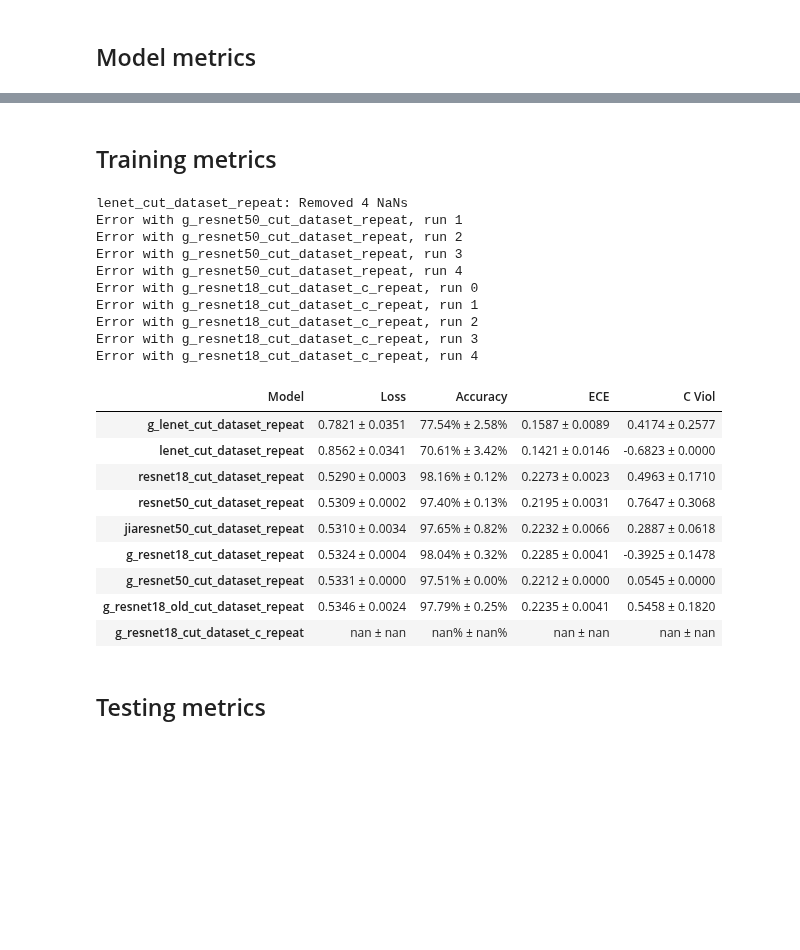
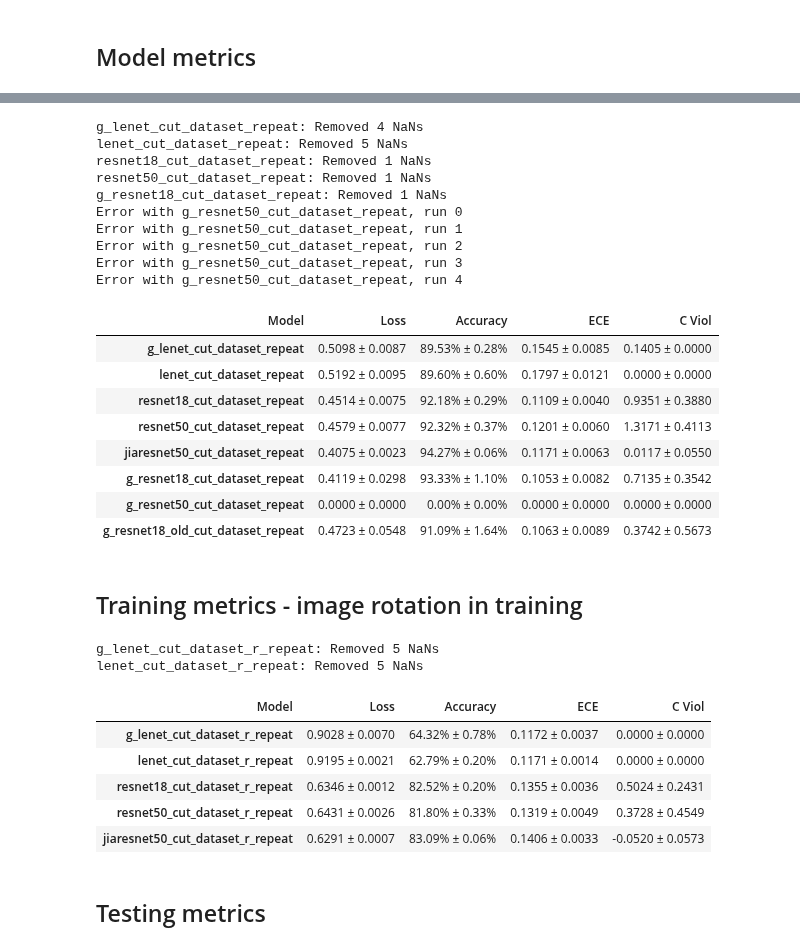
Before and after one commit to neil-power/mphys-galaxy, a Jupyter notebook: Code/model_metrics.ipynb, the cells around one changed output, grey strips where cells are left out. Saved outputs shown, nothing was run; the diff lists cells and outputs as text; code cells hidden in the pictures; blank space fills up the shorter version.

Commit message:
Fixed rotation setting issue

```diff
--- a/Code/model_metrics.ipynb
+++ b/Code/model_metrics.ipynb
@@ -9,12 +8,19 @@ from numpy.polynomial.polynomial import Polynomial
 # %%
 LOG_PATH = "lightning_logs"
 METRICS_PATH = "../Metrics"
-model_ids = ['g_lenet_cut_dataset_repeat',
+repeat_model_ids = ['g_lenet_cut_dataset_repeat',
              'lenet_cut_dataset_repeat',
              'resnet18_cut_dataset_repeat',
              'resnet50_cut_dataset_repeat',
              'jiaresnet50_cut_dataset_repeat',
              'g_resnet18_cut_dataset_repeat',
              'g_resnet50_cut_dataset_repeat',
-             'g_resnet18_old_cut_dataset_repeat',
-             'g_resnet18_cut_dataset_c_repeat']
+             'g_resnet18_old_cut_dataset_repeat']
+rotate_repeat_model_ids = ['g_lenet_cut_dataset_r_repeat',
+             'lenet_cut_dataset_r_repeat',
+             'resnet18_cut_dataset_r_repeat',
+             'resnet50_cut_dataset_r_repeat',
+             'jiaresnet50_cut_dataset_r_repeat']
+            #  'g_resnet18_cut_dataset_r_repeat',
+            #  'g_resnet50_cut_dataset_r_repeat',
+            #  'g_resnet18_old_cut_dataset_r_repeat']
@@ -21,28 +43,39 @@ model_ids = ['g_lenet_cut_dataset_repeat',
+# %%
+repeat_metrics = get_results_runs(repeat_model_ids,'test',METRICS_PATH)
+repeat_metrics.head(9)
+# %% [output]
+g_lenet_cut_dataset_repeat: Removed 4 NaNs
+lenet_cut_dataset_repeat: Removed 5 NaNs
+resnet18_cut_dataset_repeat: Removed 1 NaNs
+resnet50_cut_dataset_repeat: Removed 1 NaNs
+g_resnet18_cut_dataset_repeat: Removed 1 NaNs
+Error with g_resnet50_cut_dataset_repeat, run 0
+Error with g_resnet50_cut_dataset_repeat, run 1
+Error with g_resnet50_cut_dataset_repeat, run 2
+Error with g_resnet50_cut_dataset_repeat, run 3
+Error with g_resnet50_cut_dataset_repeat, run 4
+| Model | Loss | Accuracy | ECE | C Viol |
+| g_lenet_cut_dataset_repeat | 0.5098 ± 0.0087 | 89.53% ± 0.28% | 0.1545 ± 0.0085 | 0.1405 ± 0.0000 |
+| lenet_cut_dataset_repeat | 0.5192 ± 0.0095 | 89.60% ± 0.60% | 0.1797 ± 0.0121 | 0.0000 ± 0.0000 |
+| resnet18_cut_dataset_repeat | 0.4514 ± 0.0075 | 92.18% ± 0.29% | 0.1109 ± 0.0040 | 0.9351 ± 0.3880 |
+| resnet50_cut_dataset_repeat | 0.4579 ± 0.0077 | 92.32% ± 0.37% | 0.1201 ± 0.0060 | 1.3171 ± 0.4113 |
+| jiaresnet50_cut_dataset_repeat | 0.4075 ± 0.0023 | 94.27% ± 0.06% | 0.1171 ± 0.0063 | 0.0117 ± 0.0550 |
+| g_resnet18_cut_dataset_repeat | 0.4119 ± 0.0298 | 93.33% ± 1.10% | 0.1053 ± 0.0082 | 0.7135 ± 0.3542 |
+| g_resnet50_cut_dataset_repeat | 0.0000 ± 0.0000 | 0.00% ± 0.00% | 0.0000 ± 0.0000 | 0.0000 ± 0.0000 |
+| g_resnet18_old_cut_dataset_repeat | 0.4723 ± 0.0548 | 91.09% ± 1.64% | 0.1063 ± 0.0089 | 0.3742 ± 0.5673 |
 # %% [markdown]
-## Training metrics
+## Training metrics - image rotation in training
 # %%
-repeat_metrics = get_results_runs(model_ids,'val',METRICS_PATH)
+repeat_metrics = get_results_runs(rotate_repeat_model_ids,'val',METRICS_PATH)
 repeat_metrics.head(9)
 # %% [output]
-lenet_cut_dataset_repeat: Removed 4 NaNs
-Error with g_resnet50_cut_dataset_repeat, run 1
-Error with g_resnet50_cut_dataset_repeat, run 2
-Error with g_resnet50_cut_dataset_repeat, run 3
-Error with g_resnet50_cut_dataset_repeat, run 4
-Error with g_resnet18_cut_dataset_c_repeat, run 0
-Error with g_resnet18_cut_dataset_c_repeat, run 1
-Error with g_resnet18_cut_dataset_c_repeat, run 2
-Error with g_resnet18_cut_dataset_c_repeat, run 3
-Error with g_resnet18_cut_dataset_c_repeat, run 4
+g_lenet_cut_dataset_r_repeat: Removed 5 NaNs
+lenet_cut_dataset_r_repeat: Removed 5 NaNs
 | Model | Loss | Accuracy | ECE | C Viol |
-| g_lenet_cut_dataset_repeat | 0.7821 ± 0.0351 | 77.54% ± 2.58% | 0.1587 ± 0.0089 | 0.4174 ± 0.2577 |
-| lenet_cut_dataset_repeat | 0.8562 ± 0.0341 | 70.61% ± 3.42% | 0.1421 ± 0.0146 | -0.6823 ± 0.0000 |
-| resnet18_cut_dataset_repeat | 0.5290 ± 0.0003 | 98.16% ± 0.12% | 0.2273 ± 0.0023 | 0.4963 ± 0.1710 |
-| resnet50_cut_dataset_repeat | 0.5309 ± 0.0002 | 97.40% ± 0.13% | 0.2195 ± 0.0031 | 0.7647 ± 0.3068 |
-| jiaresnet50_cut_dataset_repeat | 0.5310 ± 0.0034 | 97.65% ± 0.82% | 0.2232 ± 0.0066 | 0.2887 ± 0.0618 |
-| g_resnet18_cut_dataset_repeat | 0.5324 ± 0.0004 | 98.04% ± 0.32% | 0.2285 ± 0.0041 | -0.3925 ± 0.1478 |
-| g_resnet50_cut_dataset_repeat | 0.5331 ± 0.0000 | 97.51% ± 0.00% | 0.2212 ± 0.0000 | 0.0545 ± 0.0000 |
-| g_resnet18_old_cut_dataset_repeat | 0.5346 ± 0.0024 | 97.79% ± 0.25% | 0.2235 ± 0.0041 | 0.5458 ± 0.1820 |
-| g_resnet18_cut_dataset_c_repeat | nan ± nan | nan% ± nan% | nan ± nan | nan ± nan |
+| g_lenet_cut_dataset_r_repeat | 0.9028 ± 0.0070 | 64.32% ± 0.78% | 0.1172 ± 0.0037 | 0.0000 ± 0.0000 |
+| lenet_cut_dataset_r_repeat | 0.9195 ± 0.0021 | 62.79% ± 0.20% | 0.1171 ± 0.0014 | 0.0000 ± 0.0000 |
+| resnet18_cut_dataset_r_repeat | 0.6346 ± 0.0012 | 82.52% ± 0.20% | 0.1355 ± 0.0036 | 0.5024 ± 0.2431 |
+| resnet50_cut_dataset_r_repeat | 0.6431 ± 0.0026 | 81.80% ± 0.33% | 0.1319 ± 0.0049 | 0.3728 ± 0.4549 |
+| jiaresnet50_cut_dataset_r_repeat | 0.6291 ± 0.0007 | 83.09% ± 0.06% | 0.1406 ± 0.0033 | -0.0520 ± 0.0573 |
 # %% [markdown]
 ## Testing metrics
```
Also changed, not shown: parts of 9 cells of this notebook, 1 other file.
